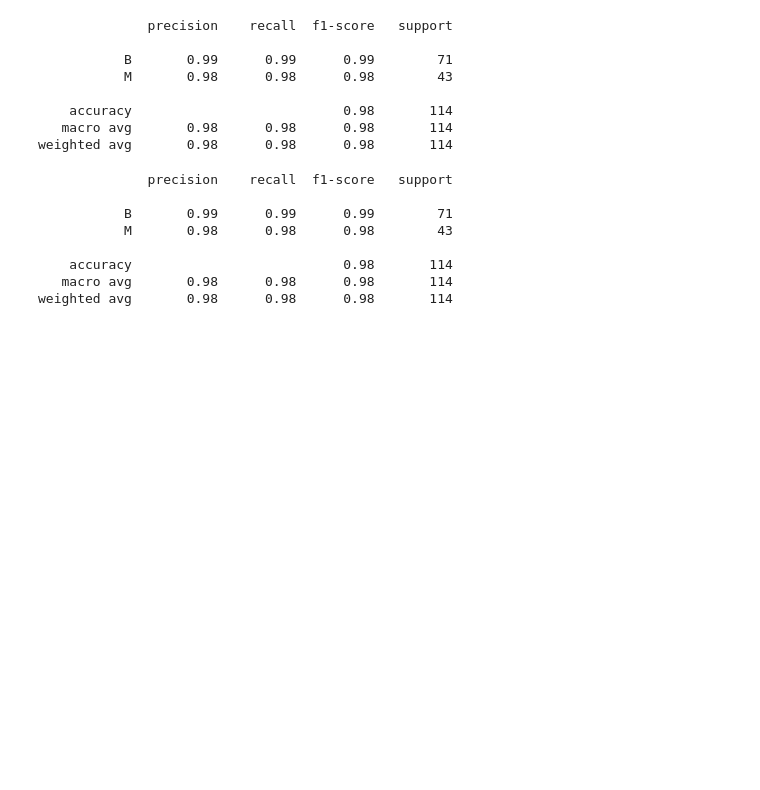
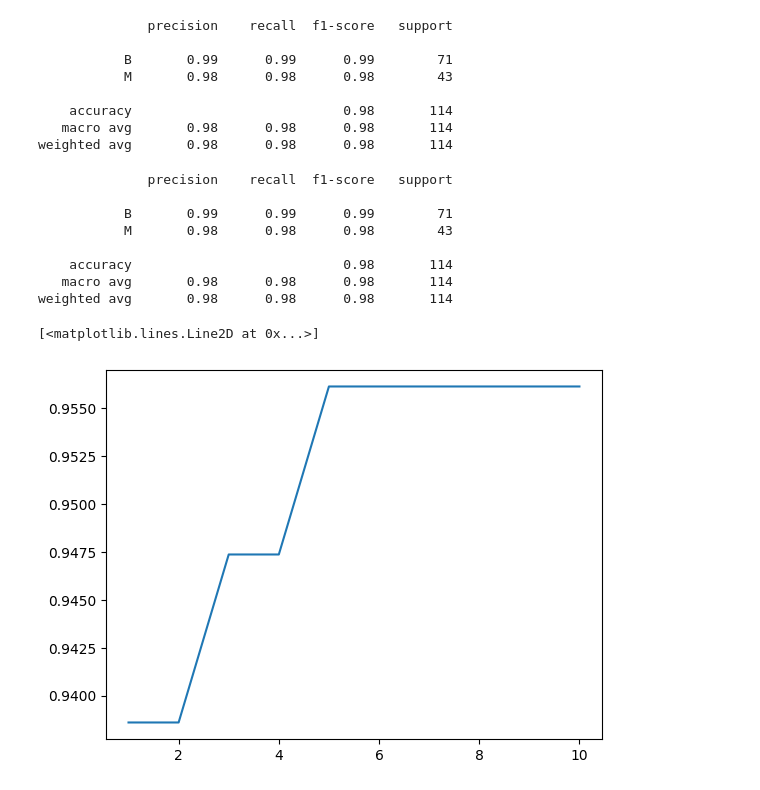
Before and after one commit to sgajbhiye96/Machine-Learning, a Jupyter notebook: knn.ipynb, the cells around one changed output. Cells and saved outputs as stored; diff of their text form; code cells hidden in the pictures; blank space fills up the shorter version.

```diff
--- a/knn.ipynb
+++ b/knn.ipynb
@@ -280,3 +280,15 @@ print(classification_report(y_test,lr_pred))
     accuracy                           0.98       114
    macro avg       0.98      0.98      0.98       114
 weighted avg       0.98      0.98      0.98       114
+# %%
+x=[]
+for i in range(1,11):
+    knn=KNeighborsClassifier(n_neighbors=i)
+    knn.fit(x_train_sm,y_train_sm)
+    sm_pred=knn.predict(x_test)
+    x.append(accuracy_score(y_test,sm_pred))
+# %%
+plt.plot(range(1,11),x)
+# %% [output]
+[<matplotlib.lines.Line2D at 0x...>]
+[figure, added]
```
Also changed, not shown: 1 other file.
